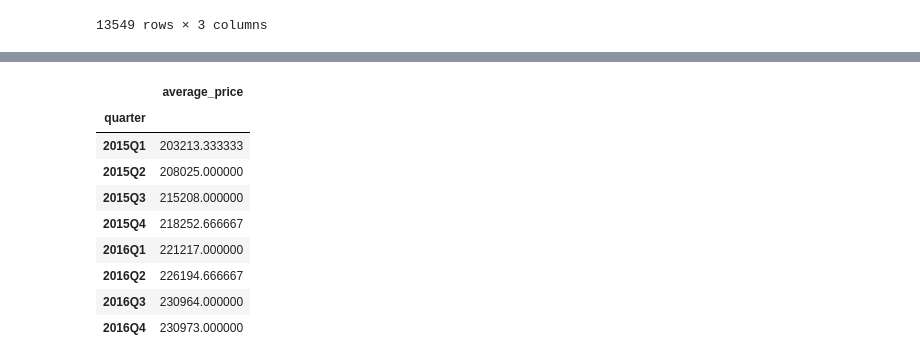
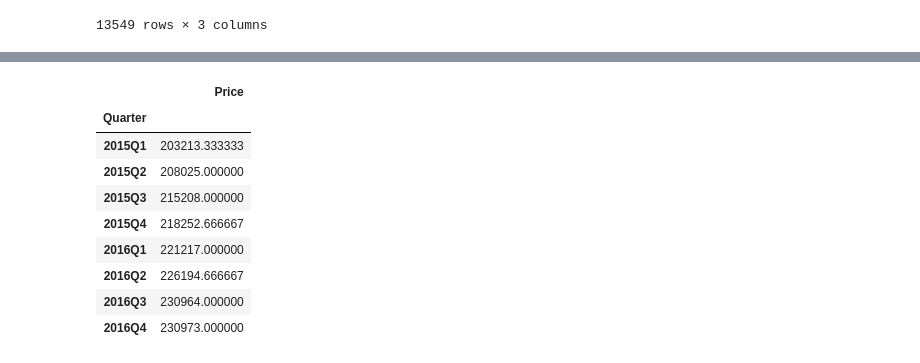
Before and after one commit to freek022/UCDPA_Fred, a Jupyter notebook: PropertyPriceIndex.ipynb, the cells around one changed output, grey strips where cells are left out. Saved outputs shown, nothing was run; the diff lists cells and outputs as text; code cells hidden in the pictures.

```diff
--- a/PropertyPriceIndex.ipynb
+++ b/PropertyPriceIndex.ipynb
@@ -232,4 +236,6 @@ df1[df1['average_price'].isnull()]
 # %%
+#rename VALUE to indicate currency of transaction
+df1 = df1.rename(columns={"average_price":"Price"})
 #dropping rows with missing values
 df1 = df1.dropna(axis=0)
 df1
@@ -283,6 +274,6 @@ Name: date, Length: 301, dtype: datetime64[ns]
 # %%
 df1 = df1[(df1['date'] > '2014-12-01') & (df1['date'] < '2017-01-01')]
 pd.to_datetime(df1['date'])
-df1['quarter'] = pd.PeriodIndex(df1.date, freq='Q')
+df1['Quarter'] = pd.PeriodIndex(df1.date, freq='Q')
 df1
 # %% [output]
@@ -305,11 +301,11 @@ df1
 | 13511 | 2016-12-01 | england | 231922 | 2016Q4 |
 # %%
 # Use GroupBy() to compute the sum
-df1 = df1.groupby(['quarter']).mean()/3
+df1 = df1.groupby('Quarter').mean()
 df1
 # %% [output]
-|  | average_price |
-| quarter |  |
+|  | Price |
+| Quarter |  |
 | 2015Q1 | 203213.333333 |
 | 2015Q2 | 208025.000000 |
 | 2015Q3 | 215208.000000 |
```
Also changed, not shown: parts of 18 cells of this notebook.
